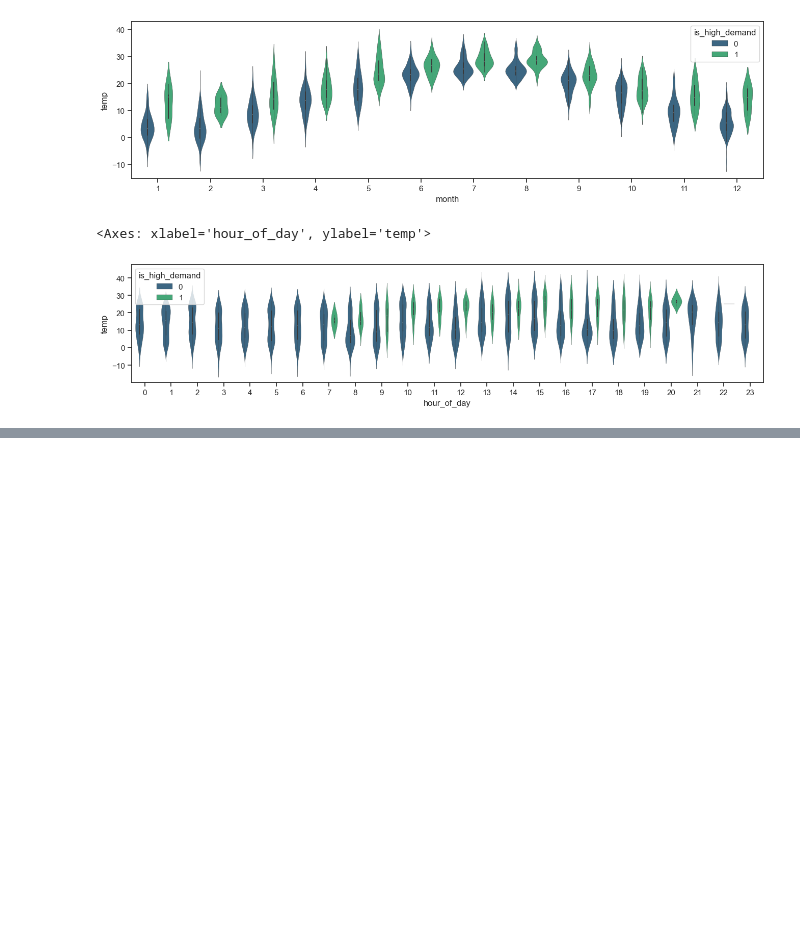
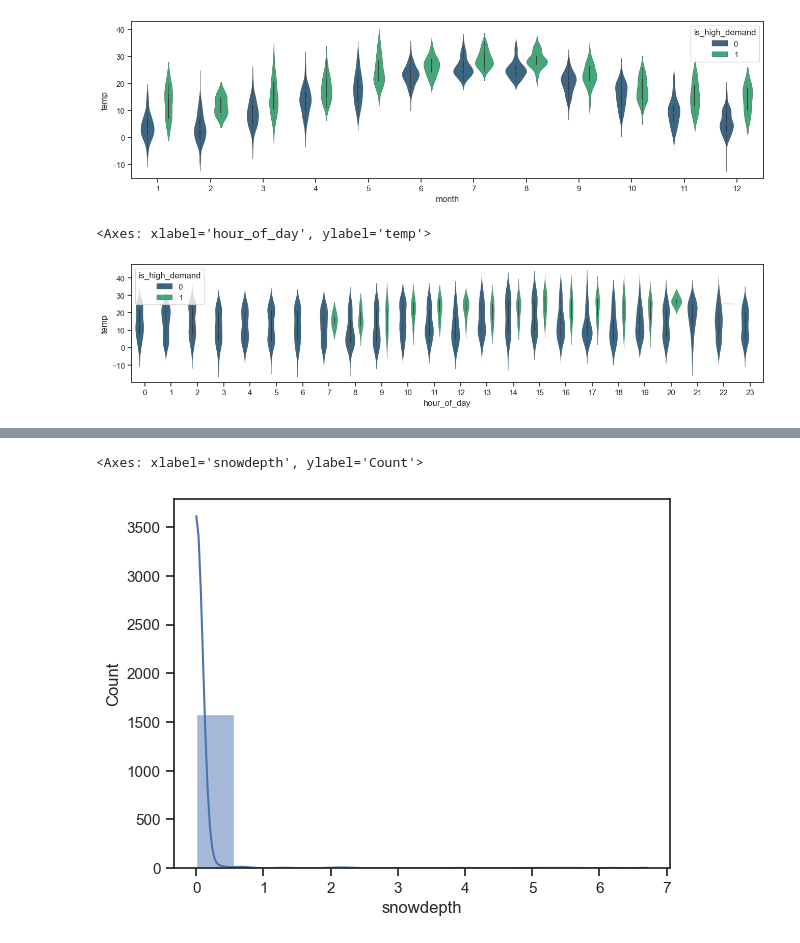
Before and after one commit to vaughankraska/BIKES_SML, a Jupyter notebook: notebooks/finn_exploratory_analysis.ipynb, the cells around one changed output, grey strips where cells are left out. Saved outputs shown, nothing was run; the diff lists cells and outputs as text; code cells hidden in the pictures; blank space fills up the shorter version.

```diff
--- a/notebooks/finn_exploratory_analysis.ipynb
+++ b/notebooks/finn_exploratory_analysis.ipynb
@@ -150,0 +159,5 @@ array([[<Axes: xlabel='hour_of_day', ylabel='hour_of_day'>,
+# %%
+sns.histplot(data['snowdepth'],kde=True)
+# %% [output]
+<Axes: xlabel='snowdepth', ylabel='Count'>
+[figure, added]
```
Also changed, not shown: parts of 6 cells of this notebook, 1 other file.
